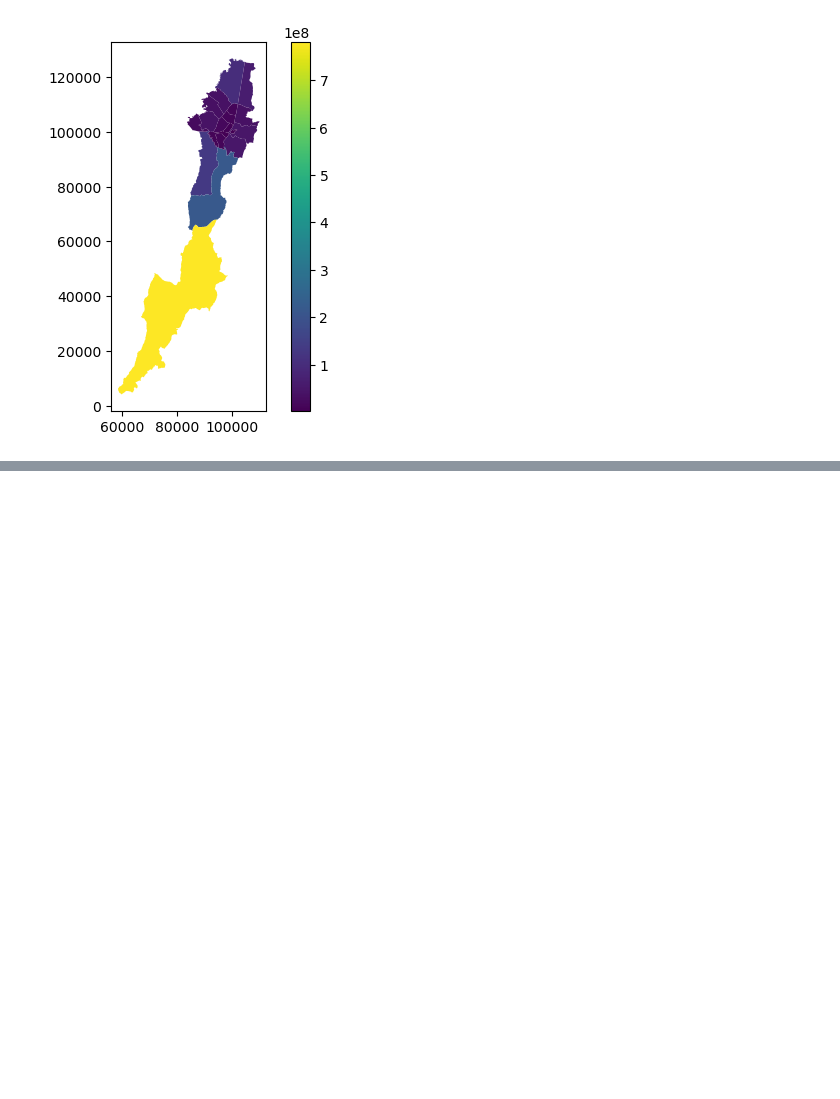
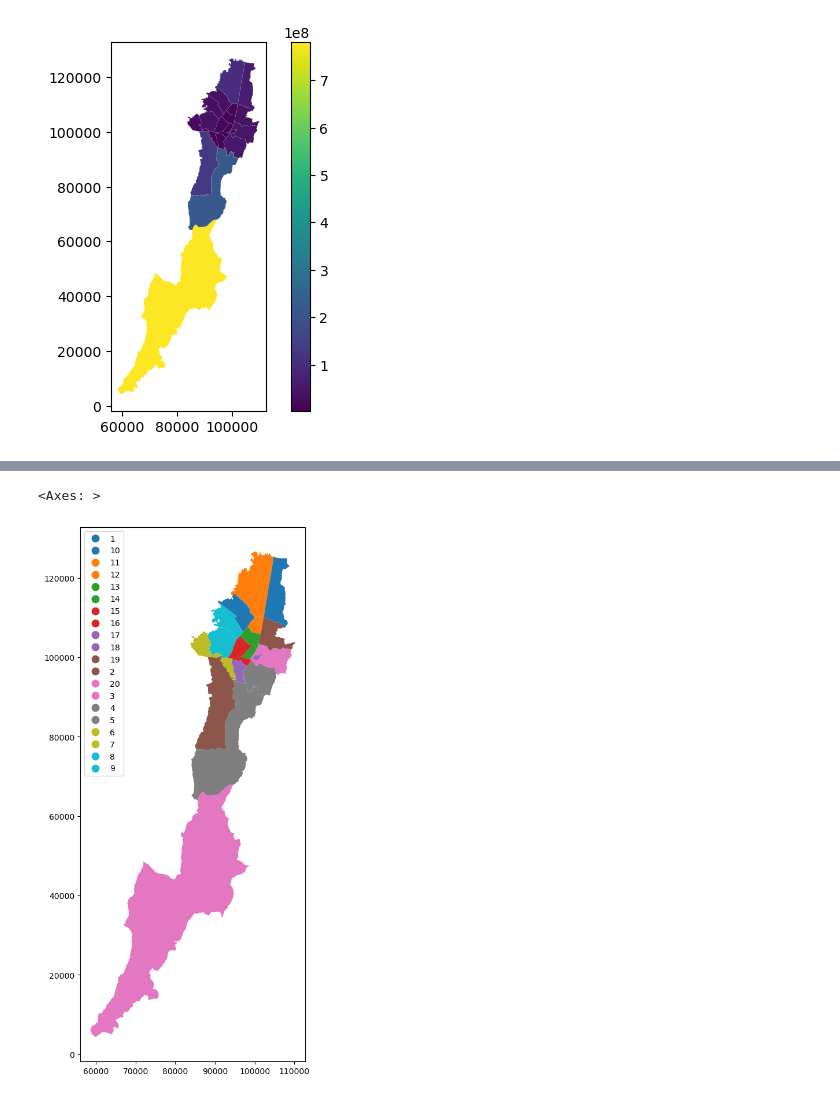
Before and after one commit to GaloRomero/pythonCode, a Jupyter notebook: GeoPandas.ipynb, the cells around one changed output, grey strips where cells are left out. Drawn from its saved outputs; the diff is of its cells as text; code cells hidden in the pictures; blank space fills up the shorter version.

```diff
--- a/GeoPandas.ipynb
+++ b/GeoPandas.ipynb
@@ -231,0 +238,5 @@ localidades_shp.plot()
+# %%
+localidades_shp.plot(column = "CODIGO_LOC", legend=True, legend_kwds = {"loc": "upper left"}, figsize = (20, 12))
+# %% [output]
+<Axes: >
+[figure, added]
```
Also changed, not shown: parts of 2 cells of this notebook.
